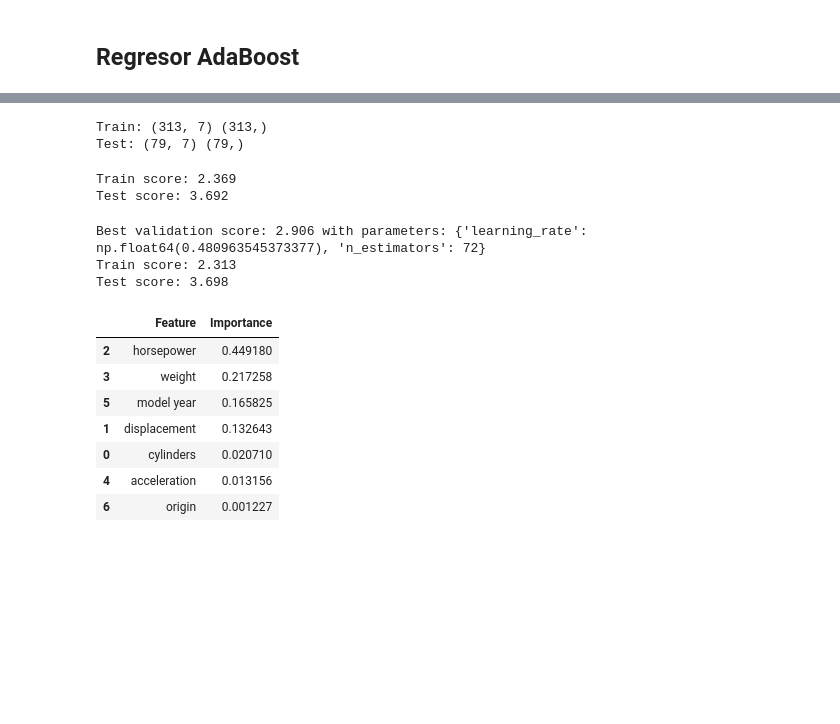
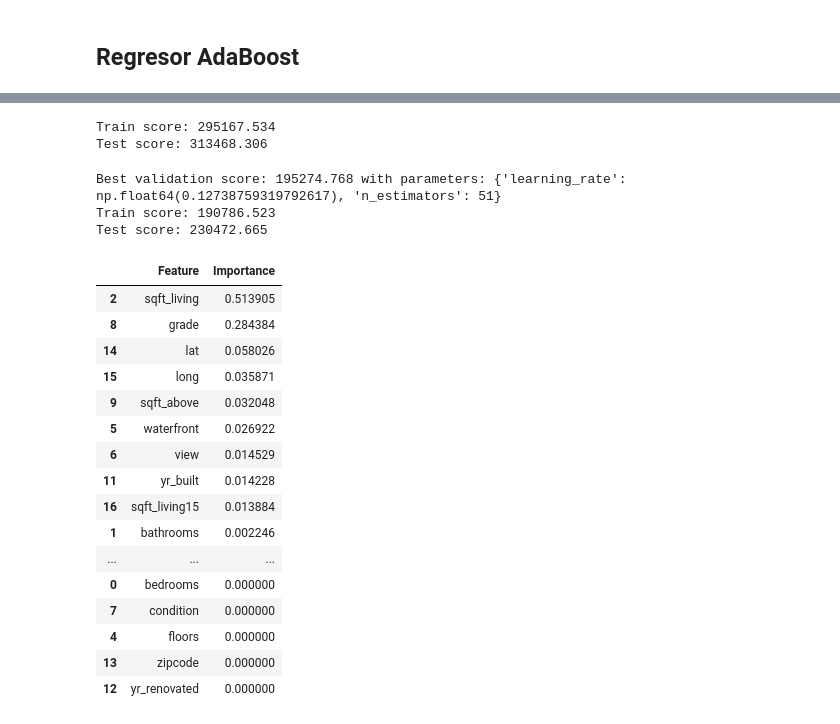
Before and after one commit to jhquiza/ap-2026-1-61, a Jupyter notebook: notebooks/22-Modelo_AdaBoost.ipynb, the cells around one changed output, grey strips where cells are left out. Cells and saved outputs as stored; diff of their text form; code cells hidden in the pictures; blank space fills up the shorter version.

```diff
--- a/notebooks/22-Modelo_AdaBoost.ipynb
+++ b/notebooks/22-Modelo_AdaBoost.ipynb
@@ -426,10 +422,10 @@ Test score: 2.366
 # %%
-from scipy.stats import loguniform
-
 dist = {
     'n_estimators':range(1, 201),
-    'ccp_alpha':loguniform(1e-4, 1e2),
-    'max_features':[4,5,6]
+    'max_features':['sqrt', 'log2'],
+    'max_depth':range(1, 10),
+    'min_samples_split':range(2, 10),
+    'min_samples_leaf':range(1, 5)
     }
 
 random_search = RandomizedSearchCV(
@@ -469,25 +474,7 @@ rf_features.sort_values('Importance', ascending=False)
-# %%
-df = df.dropna()
-
-X = df.drop(columns=['mpg', 'car name'])
-y = df['mpg']
-X_train, X_test, y_train, y_test = train_test_split(
-    X,
-    y,
-    test_size=0.2,
-    random_state=1
-    )
-
-print('Train:', X_train.shape, y_train.shape)
-print('Test:',  X_test.shape, y_test.shape)
-# %% [output]
-Train: (313, 7) (313,)
-Test: (79, 7) (79,)
 # %%
 from sklearn.ensemble import AdaBoostRegressor
 
 ada = AdaBoostRegressor(
-    n_estimators=50,
     random_state=1,
     )
 
@@ -498,12 +485,12 @@ test_score = root_mean_squared_error(y_test, ada.predict(X_test))
 print(f'Train score: {train_score:.3f}')
 print(f'Test score: {test_score:.3f}')
 # %% [output]
-Train score: 2.369
-Test score: 3.692
+Train score: 295167.534
+Test score: 313468.306
 # %%
 dist = {
-    'learning_rate':loguniform(1e-3, 10),
-    'n_estimators': range(1, 200)}
+    'learning_rate':uniform(0.1, 1),
+    'n_estimators': range(1, 201)}
 
 
 random_search = RandomizedSearchCV(
@@ -520,21 +507,30 @@ print(f'Best validation score: {-random_search.best_score_:.3f} with parameters:
 print(f'Train score: {-random_search.score(X_train, y_train):.3f}')
 print(f'Test score: {-random_search.score(X_test, y_test):.3f}')
 # %% [output]
-Best validation score: 2.906 with parameters: {'learning_rate': np.float64(0.480963545373377), 'n_estimators': 72}
-Train score: 2.313
-Test score: 3.698
+Best validation score: 195274.768 with parameters: {'learning_rate': np.float64(0.12738759319792617), 'n_estimators': 51}
+Train score: 190786.523
+Test score: 230472.665
 # %%
 ada_features = pd.DataFrame({
-    'Feature': X.columns,
+    'Feature': ada.feature_names_in_,
     'Importance': random_search.best_estimator_.feature_importances_
     })
 ada_features.sort_values('Importance', ascending=False)
 # %% [output]
 |  | Feature | Importance |
-| 2 | horsepower | 0.449180 |
-| 3 | weight | 0.217258 |
-| 5 | model year | 0.165825 |
-| 1 | displacement | 0.132643 |
-| 0 | cylinders | 0.020710 |
-| 4 | acceleration | 0.013156 |
-| 6 | origin | 0.001227 |
+| 2 | sqft_living | 0.513905 |
+| 8 | grade | 0.284384 |
+| 14 | lat | 0.058026 |
+| 15 | long | 0.035871 |
+| 9 | sqft_above | 0.032048 |
+| 5 | waterfront | 0.026922 |
+| 6 | view | 0.014529 |
+| 11 | yr_built | 0.014228 |
+| 16 | sqft_living15 | 0.013884 |
+| 1 | bathrooms | 0.002246 |
+| ... | ... | ... |
+| 0 | bedrooms | 0.000000 |
+| 7 | condition | 0.000000 |
+| 4 | floors | 0.000000 |
+| 13 | zipcode | 0.000000 |
+| 12 | yr_renovated | 0.000000 |
```
Also changed, not shown: parts of 12 cells of this notebook, 1 other file.
